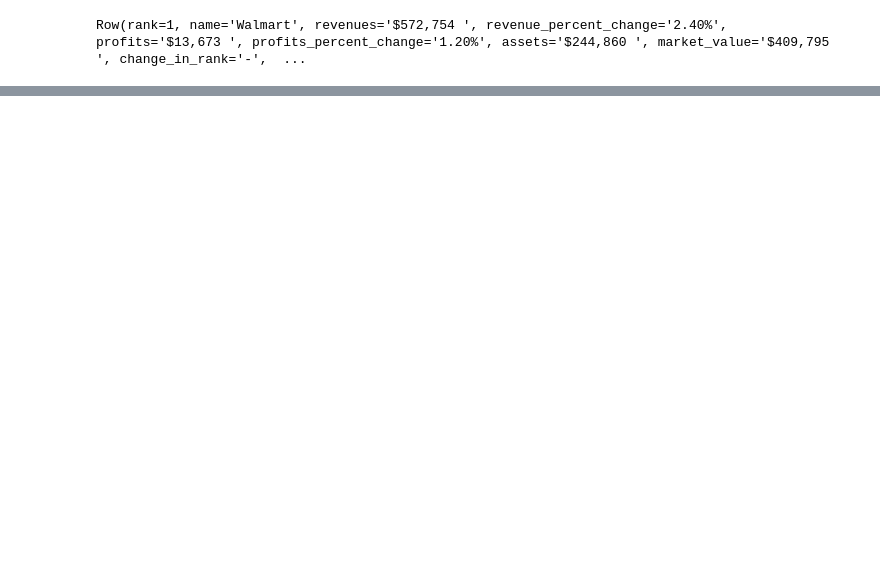
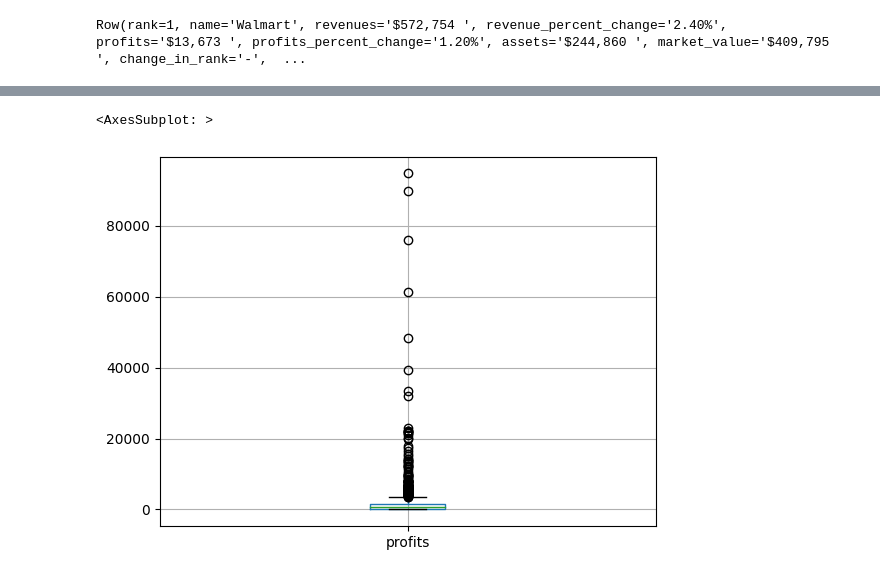
Before and after one commit to abzdel/databricks_cli, a Jupyter notebook: dblib/eda.ipynb, the cells around one changed output, grey strips where cells are left out. Saved outputs shown, nothing was run; the diff lists cells and outputs as text; code cells hidden in the pictures; blank space fills up the shorter version.

```diff
--- a/dblib/eda.ipynb
+++ b/dblib/eda.ipynb
@@ -40,0 +104,7 @@ Row(rank=1, name='Walmart', revenues='$572,754 ', revenue_percent_change='2.40%'
+# %%
+# some quick boxplots
+
+df[['profits']].boxplot()
+# %% [output]
+<AxesSubplot: >
+[figure, added]
```
Also changed, not shown: parts of 16 cells of this notebook, 1 other file.
